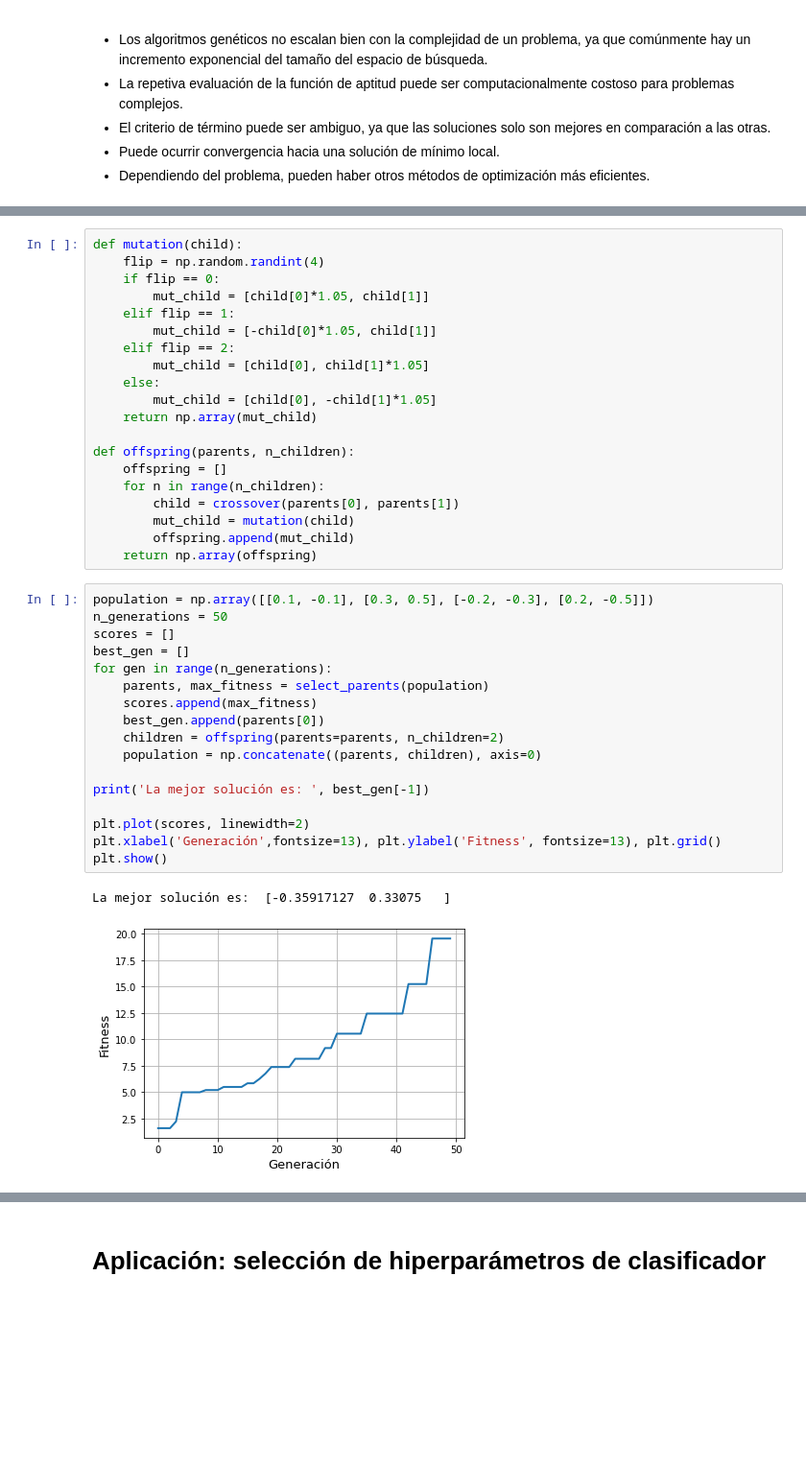
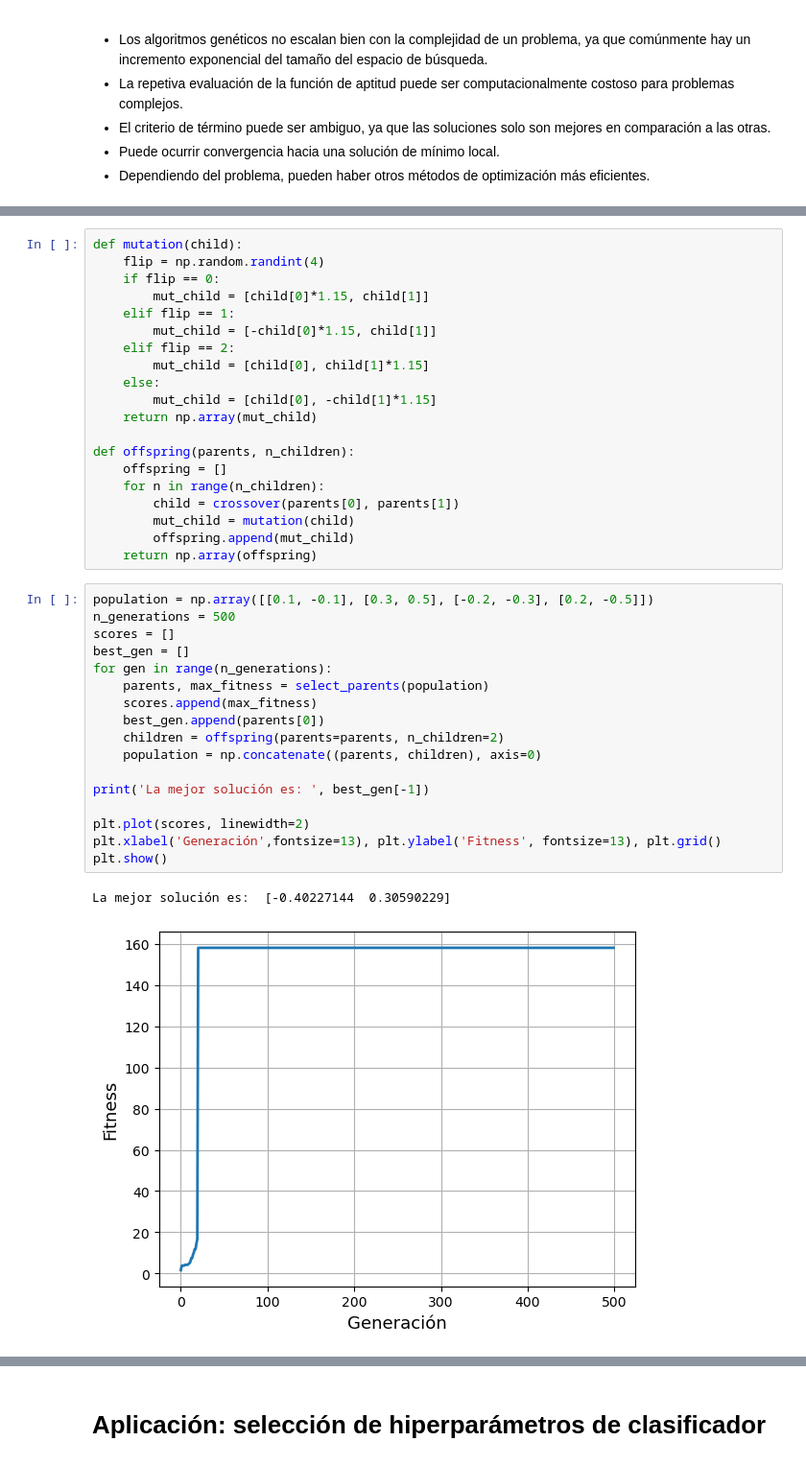
Before and after one commit to fleaman-udec/aprendizaje-automatico, a Jupyter notebook: AAIM-M4a-AlgoritmosEvolutivos.ipynb, the cells around one changed output, grey strips where cells are left out. Shown at 96% size. Saved outputs shown, nothing was run; the diff lists cells and outputs as text; blank space fills up the shorter version.

```diff
--- a/AAIM-M4a-AlgoritmosEvolutivos.ipynb
+++ b/AAIM-M4a-AlgoritmosEvolutivos.ipynb
@@ -133,13 +135,13 @@ def crossover(parent1, parent2):
 def mutation(child):
     flip = np.random.randint(4)
     if flip == 0:
-        mut_child = [child[0]*1.05, child[1]]
+        mut_child = [child[0]*1.15, child[1]]
     elif flip == 1:
-        mut_child = [-child[0]*1.05, child[1]]
+        mut_child = [-child[0]*1.15, child[1]]
     elif flip == 2:
-        mut_child = [child[0], child[1]*1.05]
+        mut_child = [child[0], child[1]*1.15]
     else:
-        mut_child = [child[0], -child[1]*1.05]
+        mut_child = [child[0], -child[1]*1.15]
     return np.array(mut_child)
 
 def offspring(parents, n_children):
@@ -151,24 +153,24 @@ def offspring(parents, n_children):
     return np.array(offspring)
 # %%
 population = np.array([[0.1, -0.1], [0.3, 0.5], [-0.2, -0.3], [0.2, -0.5]])
-n_generations = 50
+n_generations = 500
 scores = []
 best_gen = []
 for gen in range(n_generations):
     parents, max_fitness = select_parents(population)
     scores.append(max_fitness)
     best_gen.append(parents[0])
     children = offspring(parents=parents, n_children=2)
     population = np.concatenate((parents, children), axis=0)
 
 print('La mejor solución es: ', best_gen[-1])
 
 plt.plot(scores, linewidth=2)
 plt.xlabel('Generación',fontsize=13), plt.ylabel('Fitness', fontsize=13), plt.grid()
 plt.show()
 # %% [output]
-La mejor solución es:  [-0.35917127  0.33075   ]
+La mejor solución es:  [-0.40227144  0.30590229]
-[figure, old version]
+[figure, new version]
 # %%
 best_gen = np.array(best_gen)
 plt.scatter(best_gen[:,0], best_gen[:,1], c=np.arange(len(best_gen)).astype(float))
```
Also changed, not shown: parts of 6 cells of this notebook, 36 other files.
